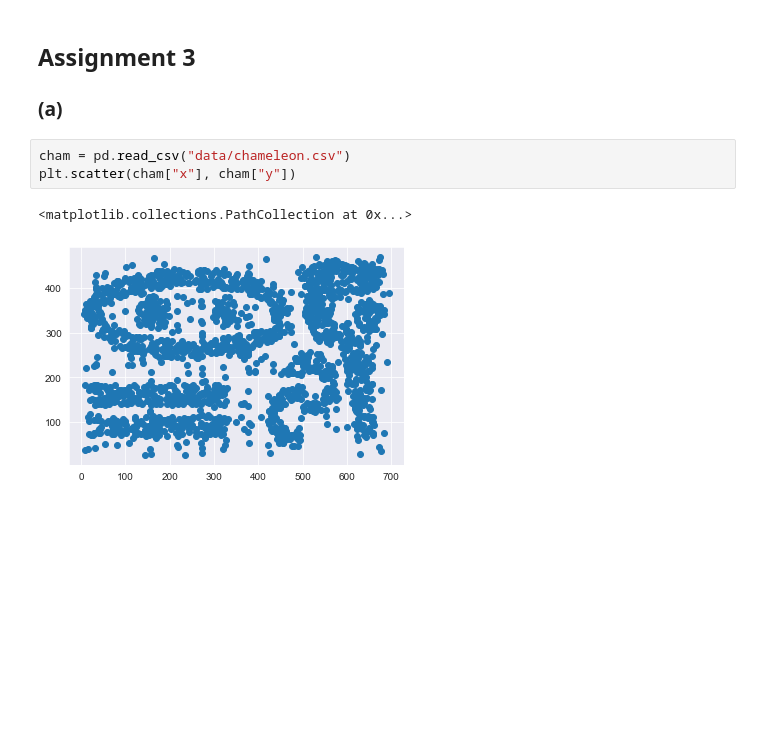
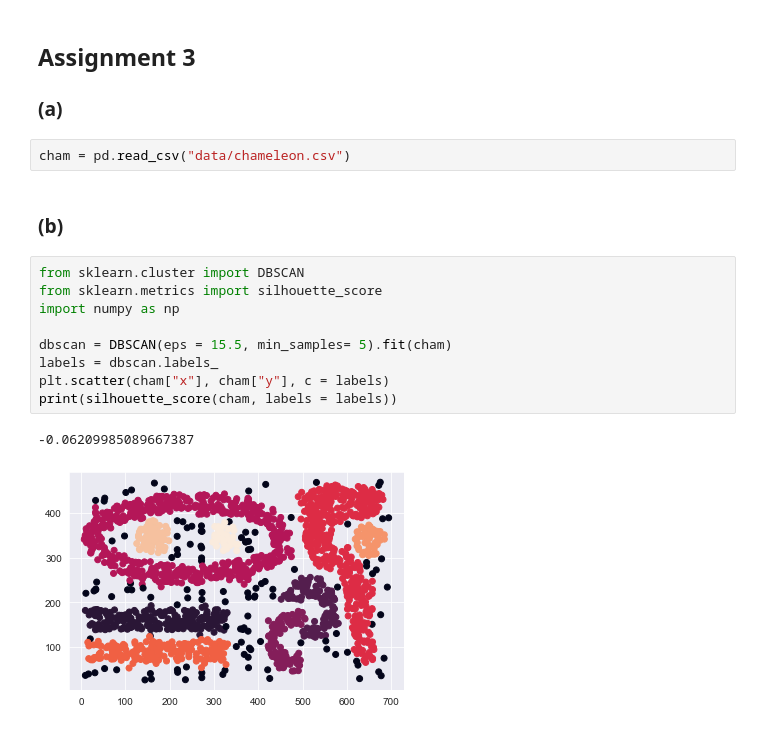
Before and after one commit to SimonJasansky/data_mining, a Jupyter notebook: a4/assingment_4.ipynb, the cells around one changed output. Drawn from its saved outputs; the diff is of its cells as text; blank space fills up the shorter version.

```diff
--- a/a4/assingment_4.ipynb
+++ b/a4/assingment_4.ipynb
@@ -497,7 +460,17 @@ Of these three hierarchical clustering methods, the maximum/complete linkage met
 ### (a)
 # %%
 cham = pd.read_csv("data/chameleon.csv")
-plt.scatter(cham["x"], cham["y"])
-# %% [output]
-<matplotlib.collections.PathCollection at 0x...>
-[figure, removed]
+# %% [markdown]
+### (b)
+# %%
+from sklearn.cluster import DBSCAN
+from sklearn.metrics import silhouette_score
+import numpy as np
+
+dbscan = DBSCAN(eps = 15.5, min_samples= 5).fit(cham)
+labels = dbscan.labels_
+plt.scatter(cham["x"], cham["y"], c = labels)
+print(silhouette_score(cham, labels = labels))
+# %% [output]
+-0.06209985089667387
+[figure, added]
```
Also changed, not shown: parts of 15 cells of this notebook.
